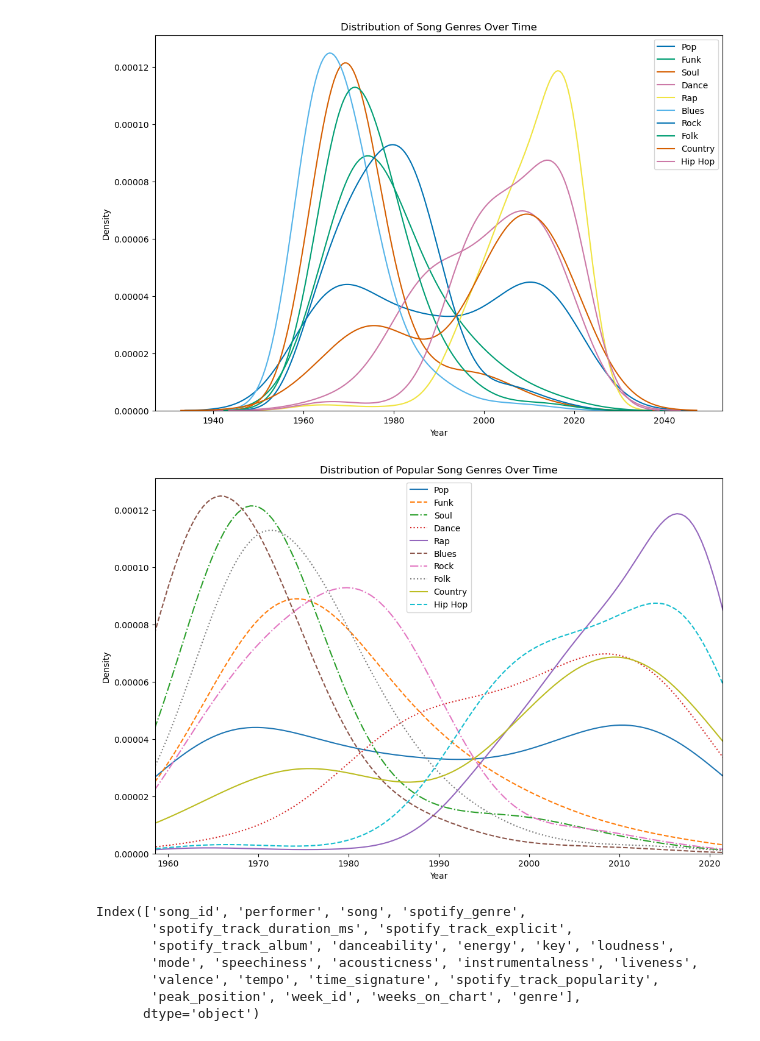
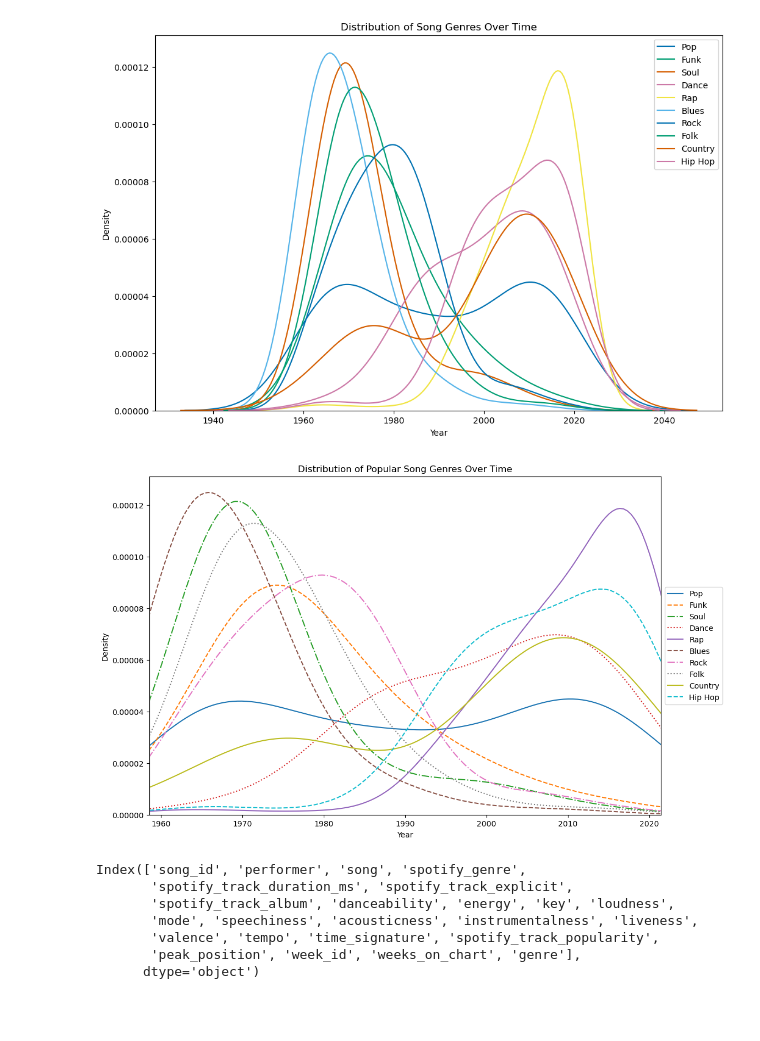
Before and after one commit to dliang5299/Spotify-Analysis, a Jupyter notebook: genre_analysis.ipynb, the cells around one changed output. Cells and saved outputs as stored; diff of their text form; code cells hidden in the pictures; blank space fills up the shorter version.

```diff
--- a/genre_analysis.ipynb
+++ b/genre_analysis.ipynb
@@ -261,34 +261,35 @@ plt.figure(figsize=(12, 8))
 
 for idx, genre in enumerate(genres):
     # Ensure there are enough colors and linestyles
     color = colors[idx % len(colors)]
     linestyle = linestyles[idx % len(linestyles)]
 
     # Filter the DataFrame for the current genre
     subset = af_genre[af_genre['genre'] == genre]
 
     # Make sure there is enough data to plot
     if not subset.empty:
         # Plot the KDE plot with distinct color and linestyle
         sns.kdeplot(subset['week_id'], label=genre, bw_adjust=3, color=color, linestyle=linestyle)
 
 # Find the min and max values from the 'week_id' column
 min_week_id = af_genre['week_id'].min()
 max_week_id = af_genre['week_id'].max()
 
 # Set the x-axis range based on the 'week_id' column
 plt.xlim(min_week_id, max_week_id)
 
 # Add labels and title
 plt.xlabel('Year')
 plt.ylabel('Density')
 plt.title('Distribution of Popular Song Genres Over Time')
 plt.legend()
+plt.legend(loc='center left', bbox_to_anchor=(1, 0.5))
 
 # Show the plot
 plt.show()
 # %% [output]
-[figure, old version]
+[figure, new version]
 # %%
 af_genre.columns
 # %% [output]
```
Also changed, not shown: parts of 5 cells of this notebook.
